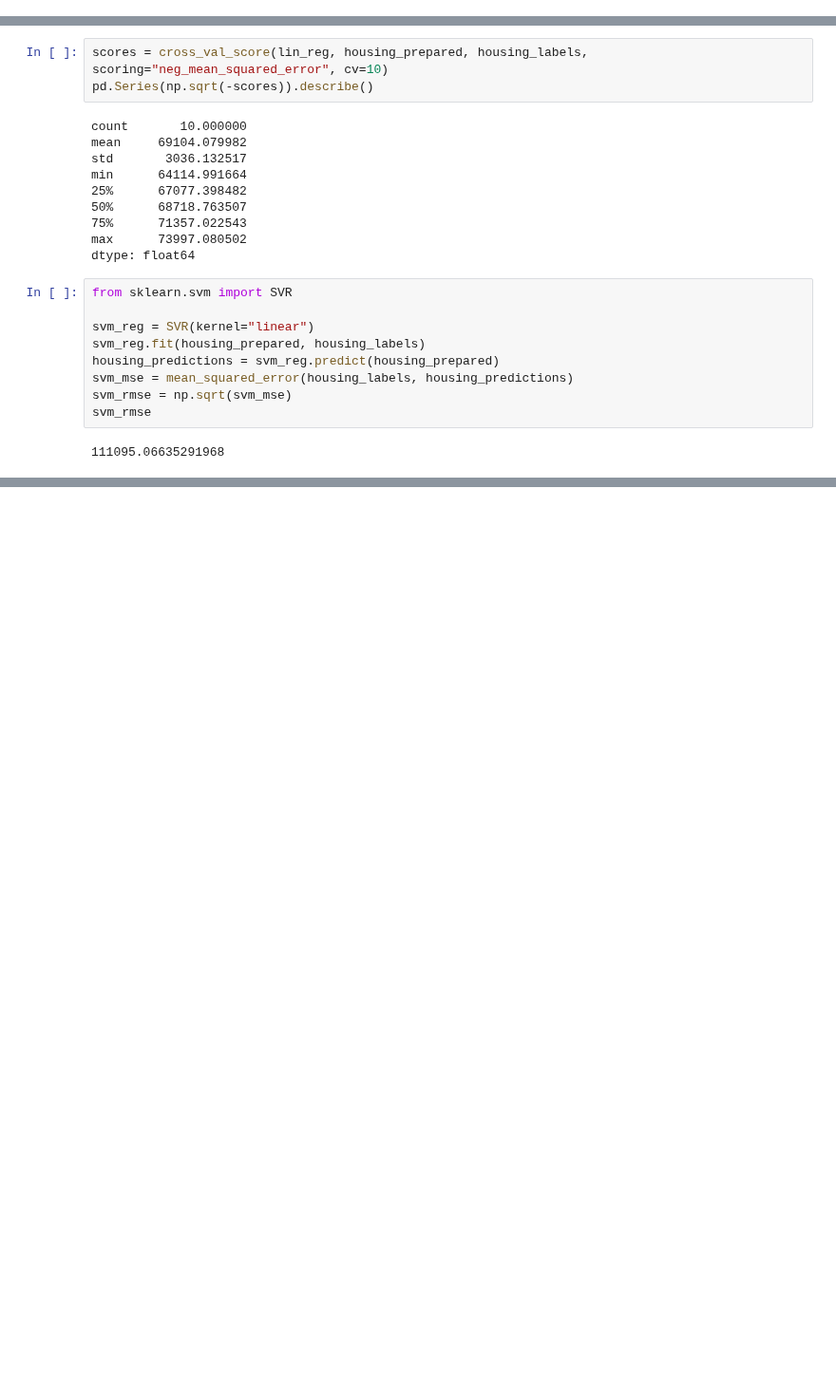
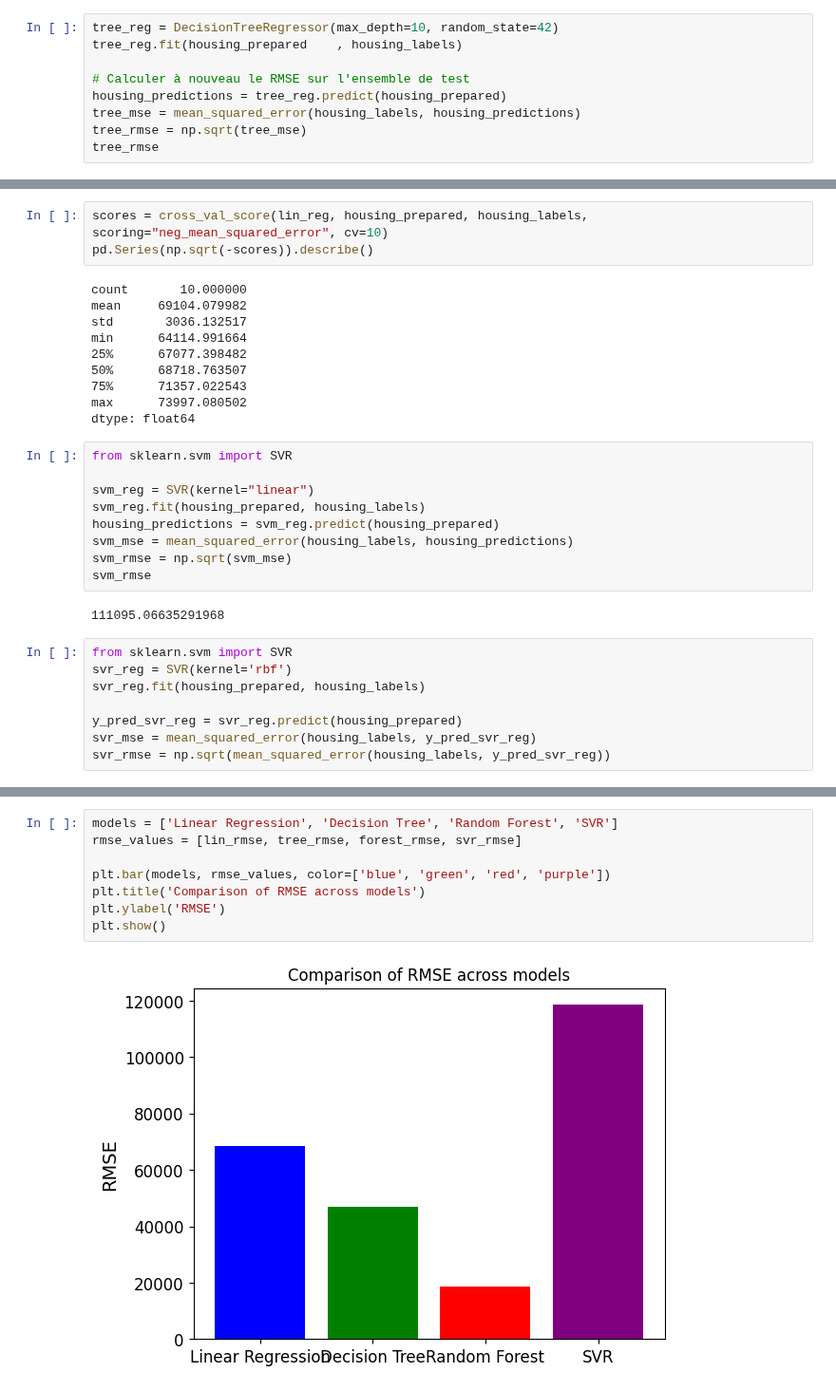
Before and after one commit to Justine-IA/IAI600Lab, a Jupyter notebook: main.ipynb, the cells around one changed output, grey strips where cells are left out. Shown at 95% size. Cells and saved outputs as stored; diff of their text form; blank space fills up the shorter version.

Commit message:
graph

```diff
--- a/main.ipynb
+++ b/main.ipynb
@@ -457,3 +467,12 @@ Scores: [72831.45749112 69973.18438322 69528.56551415 72517.78229792
  69826.02473916 71077.09753998]
 Mean: 71629.89009727491
 Standard deviation: 2914.035468468928
+# %%
+tree_reg = DecisionTreeRegressor(max_depth=10, random_state=42)
+tree_reg.fit(housing_prepared    , housing_labels)
+
+# Calculer à nouveau le RMSE sur l'ensemble de test
+housing_predictions = tree_reg.predict(housing_prepared)
+tree_mse = mean_squared_error(housing_labels, housing_predictions)
+tree_rmse = np.sqrt(tree_mse)
+tree_rmse
@@ -521,3 +552,11 @@ svm_rmse = np.sqrt(svm_mse)
 svm_rmse
 # %% [output]
 111095.06635291968
+# %%
+from sklearn.svm import SVR
+svr_reg = SVR(kernel='rbf')
+svr_reg.fit(housing_prepared, housing_labels)
+
+y_pred_svr_reg = svr_reg.predict(housing_prepared)
+svr_mse = mean_squared_error(housing_labels, y_pred_svr_reg)
+svr_rmse = np.sqrt(mean_squared_error(housing_labels, y_pred_svr_reg))
@@ -523,0 +577,10 @@ svm_rmse
+# %%
+models = ['Linear Regression', 'Decision Tree', 'Random Forest', 'SVR']
+rmse_values = [lin_rmse, tree_rmse, forest_rmse, svr_rmse]
+
+plt.bar(models, rmse_values, color=['blue', 'green', 'red', 'purple'])
+plt.title('Comparison of RMSE across models')
+plt.ylabel('RMSE')
+plt.show()
+# %% [output]
+[figure, added]
```
Also changed, not shown: parts of 9 cells of this notebook.
